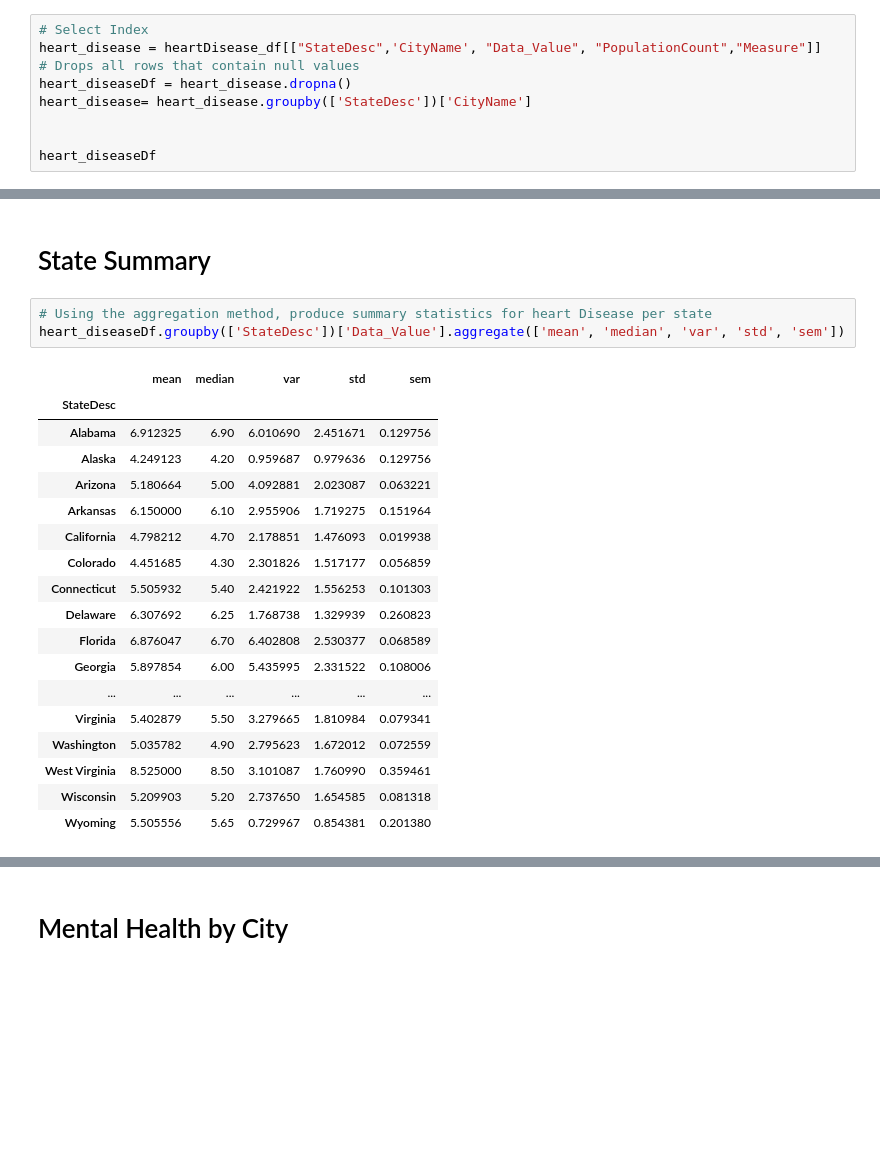
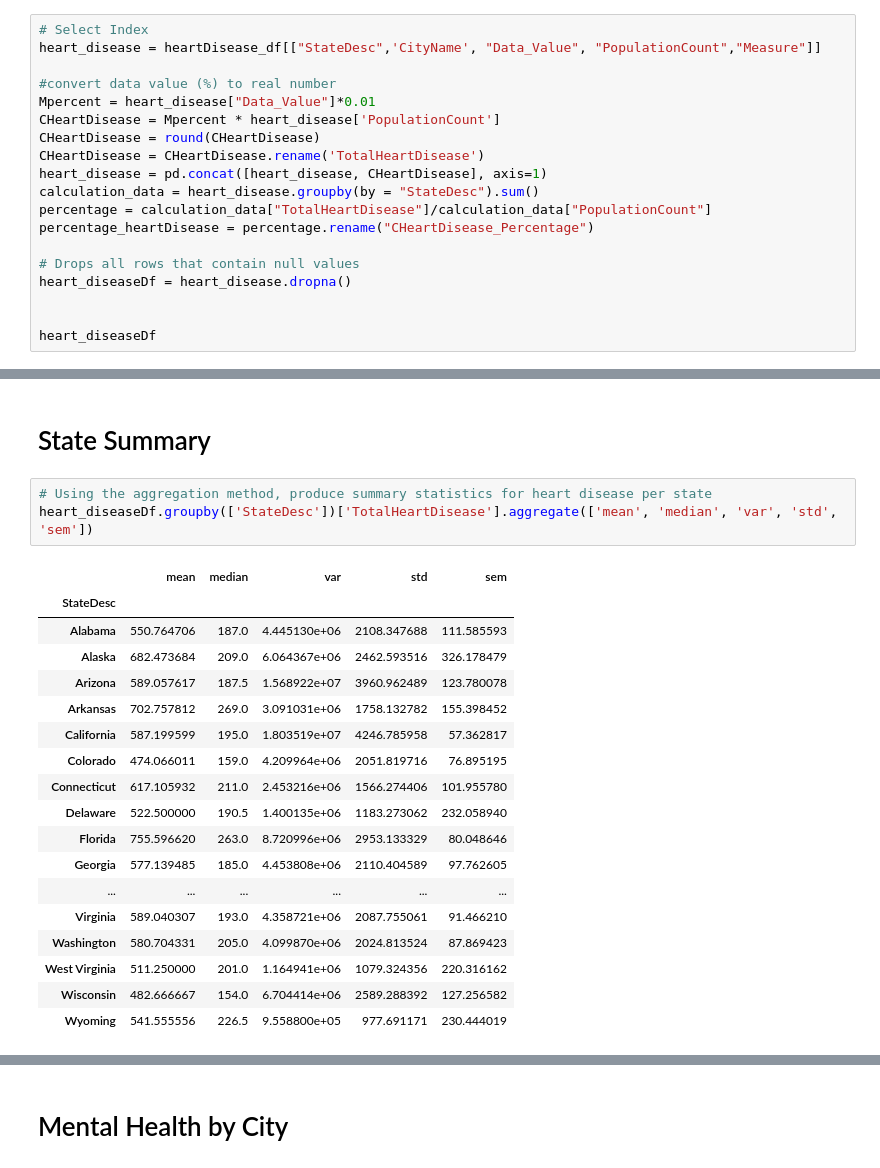
Before and after one commit to divya-jindal/project-1, a Jupyter notebook: MentalHealth_HeartDisease.ipynb, the cells around one changed output, grey strips where cells are left out. Drawn from its saved outputs; the diff is of its cells as text; blank space fills up the shorter version.

```diff
--- a/MentalHealth_HeartDisease.ipynb
+++ b/MentalHealth_HeartDisease.ipynb
@@ -61,9 +59,19 @@ mental_healthDf
 # %%
 # Select Index
 heart_disease = heartDisease_df[["StateDesc",'CityName', "Data_Value", "PopulationCount","Measure"]]
+
+#convert data value (%) to real number
+Mpercent = heart_disease["Data_Value"]*0.01
+CHeartDisease = Mpercent * heart_disease['PopulationCount']
+CHeartDisease = round(CHeartDisease)
+CHeartDisease = CHeartDisease.rename('TotalHeartDisease')
+heart_disease = pd.concat([heart_disease, CHeartDisease], axis=1)
+calculation_data = heart_disease.groupby(by = "StateDesc").sum()
+percentage = calculation_data["TotalHeartDisease"]/calculation_data["PopulationCount"]
+percentage_heartDisease = percentage.rename("CHeartDisease_Percentage")
+
 # Drops all rows that contain null values
 heart_diseaseDf = heart_disease.dropna()
-heart_disease= heart_disease.groupby(['StateDesc'])['CityName']
 
 
 heart_diseaseDf
@@ -152,25 +161,25 @@ mentalHealth_summary
 # %% [markdown]
 # State Summary
 # %%
-# Using the aggregation method, produce summary statistics for heart Disease per state
-heart_diseaseDf.groupby(['StateDesc'])['Data_Value'].aggregate(['mean', 'median', 'var', 'std', 'sem'])
+# Using the aggregation method, produce summary statistics for heart disease per state
+heart_diseaseDf.groupby(['StateDesc'])['TotalHeartDisease'].aggregate(['mean', 'median', 'var', 'std', 'sem'])
 # %% [output]
 |  | mean | median | var | std | sem |
 | StateDesc |  |  |  |  |  |
-| Alabama | 6.912325 | 6.90 | 6.010690 | 2.451671 | 0.129756 |
-| Alaska | 4.249123 | 4.20 | 0.959687 | 0.979636 | 0.129756 |
-| Arizona | 5.180664 | 5.00 | 4.092881 | 2.023087 | 0.063221 |
-| Arkansas | 6.150000 | 6.10 | 2.955906 | 1.719275 | 0.151964 |
-| California | 4.798212 | 4.70 | 2.178851 | 1.476093 | 0.019938 |
-| Colorado | 4.451685 | 4.30 | 2.301826 | 1.517177 | 0.056859 |
-| Connecticut | 5.505932 | 5.40 | 2.421922 | 1.556253 | 0.101303 |
-| Delaware | 6.307692 | 6.25 | 1.768738 | 1.329939 | 0.260823 |
-| Florida | 6.876047 | 6.70 | 6.402808 | 2.530377 | 0.068589 |
-| Georgia | 5.897854 | 6.00 | 5.435995 | 2.331522 | 0.108006 |
+| Alabama | 550.764706 | 187.0 | 4.445130e+06 | 2108.347688 | 111.585593 |
+| Alaska | 682.473684 | 209.0 | 6.064367e+06 | 2462.593516 | 326.178479 |
+| Arizona | 589.057617 | 187.5 | 1.568922e+07 | 3960.962489 | 123.780078 |
+| Arkansas | 702.757812 | 269.0 | 3.091031e+06 | 1758.132782 | 155.398452 |
+| California | 587.199599 | 195.0 | 1.803519e+07 | 4246.785958 | 57.362817 |
+| Colorado | 474.066011 | 159.0 | 4.209964e+06 | 2051.819716 | 76.895195 |
+| Connecticut | 617.105932 | 211.0 | 2.453216e+06 | 1566.274406 | 101.955780 |
+| Delaware | 522.500000 | 190.5 | 1.400135e+06 | 1183.273062 | 232.058940 |
+| Florida | 755.596620 | 263.0 | 8.720996e+06 | 2953.133329 | 80.048646 |
+| Georgia | 577.139485 | 185.0 | 4.453808e+06 | 2110.404589 | 97.762605 |
 | ... | ... | ... | ... | ... | ... |
-| Virginia | 5.402879 | 5.50 | 3.279665 | 1.810984 | 0.079341 |
-| Washington | 5.035782 | 4.90 | 2.795623 | 1.672012 | 0.072559 |
-| West Virginia | 8.525000 | 8.50 | 3.101087 | 1.760990 | 0.359461 |
-| Wisconsin | 5.209903 | 5.20 | 2.737650 | 1.654585 | 0.081318 |
-| Wyoming | 5.505556 | 5.65 | 0.729967 | 0.854381 | 0.201380 |
+| Virginia | 589.040307 | 193.0 | 4.358721e+06 | 2087.755061 | 91.466210 |
+| Washington | 580.704331 | 205.0 | 4.099870e+06 | 2024.813524 | 87.869423 |
+| West Virginia | 511.250000 | 201.0 | 1.164941e+06 | 1079.324356 | 220.316162 |
+| Wisconsin | 482.666667 | 154.0 | 6.704414e+06 | 2589.288392 | 127.256582 |
+| Wyoming | 541.555556 | 226.5 | 9.558800e+05 | 977.691171 | 230.444019 |
 # %%
```
Also changed, not shown: parts of 19 cells of this notebook.
